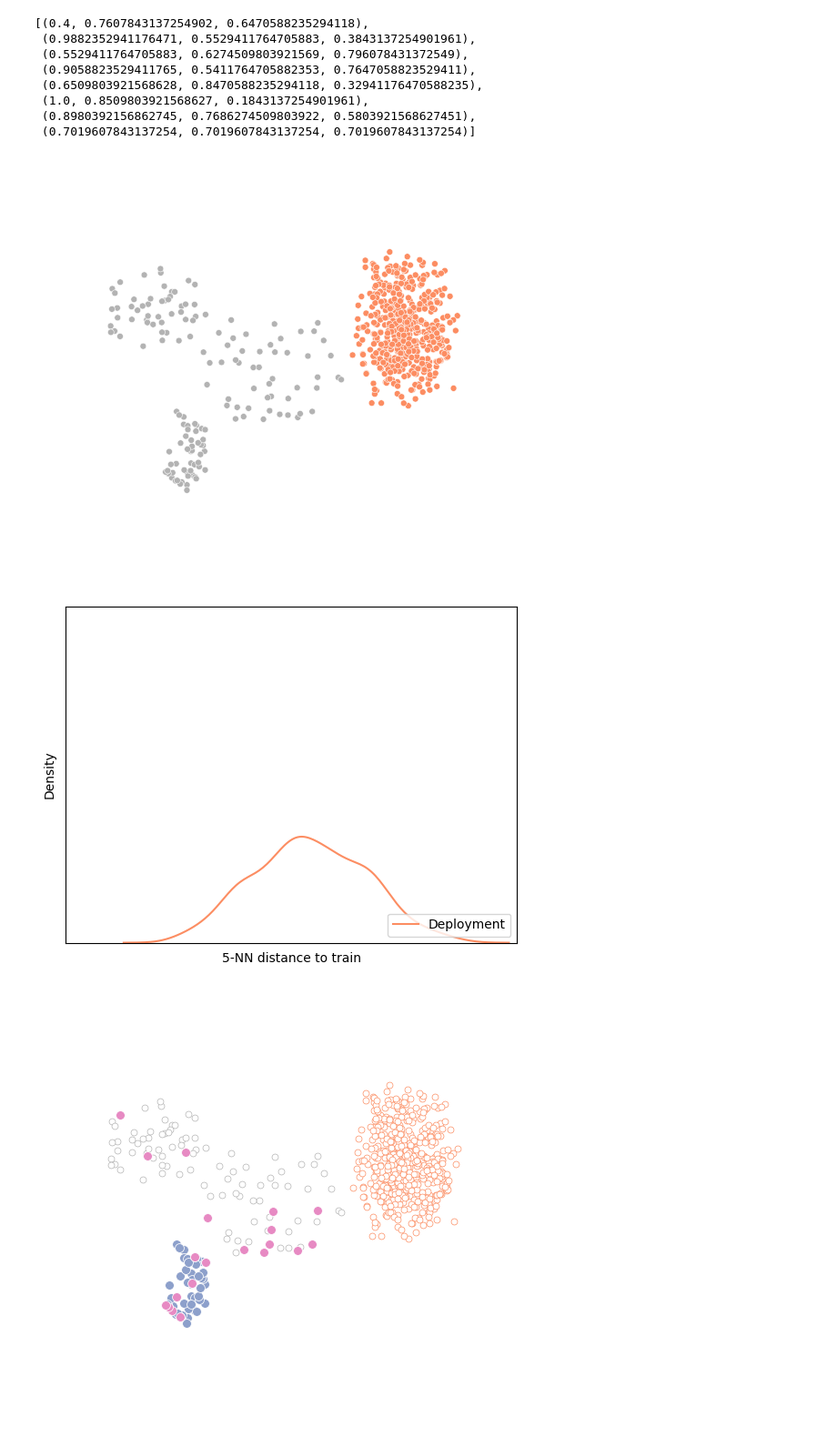
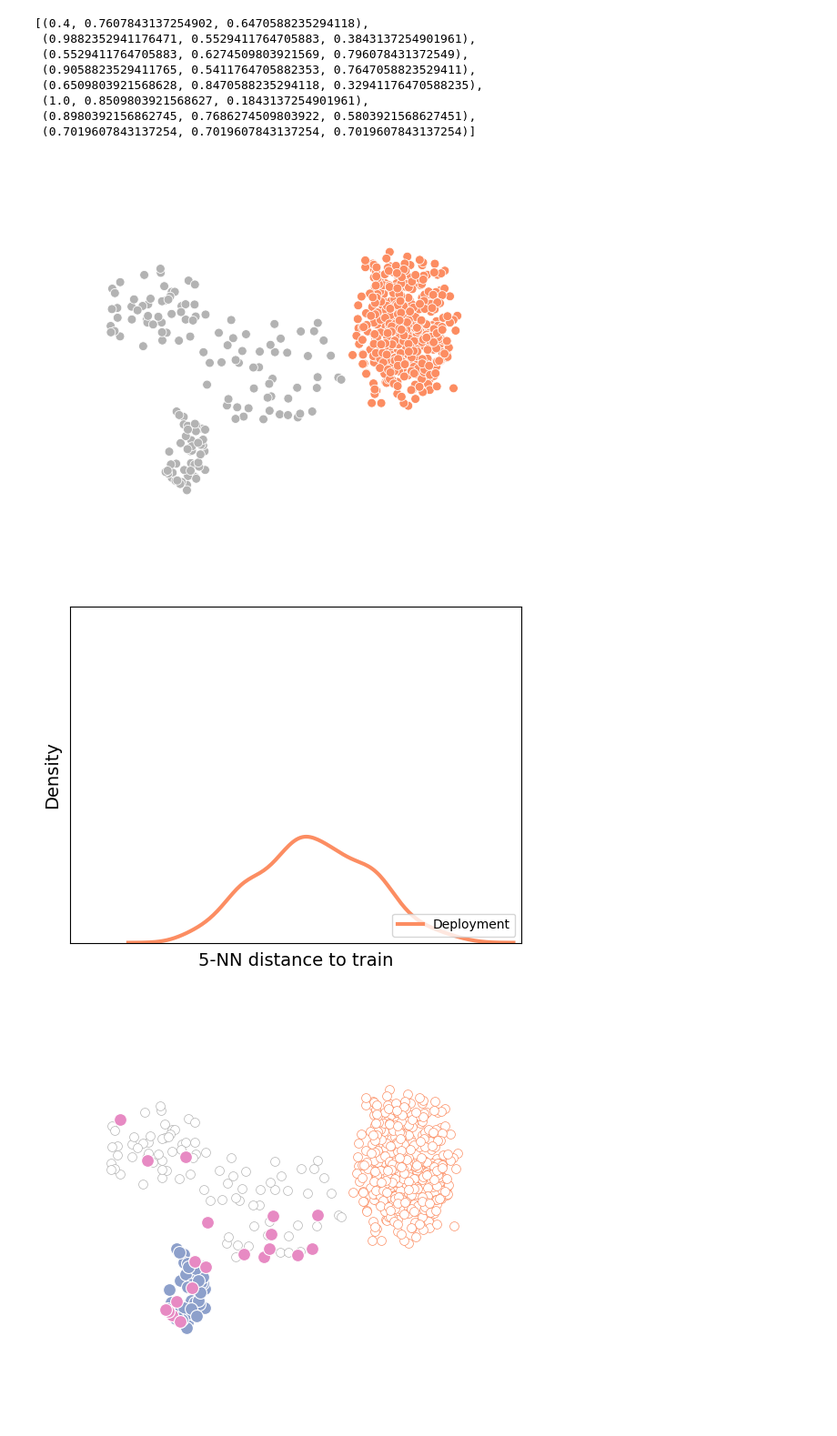
Before and after one commit to valence-labs/mood-experiments, a Jupyter notebook: notebooks/11. MOOD specification flowchart.ipynb, the cells around one changed output. Shown at 91% size. Cells and saved outputs as stored; diff of their text form; code cells hidden in the pictures.

```diff
--- a/notebooks/11. MOOD specification flowchart.ipynb
+++ b/notebooks/11. MOOD specification flowchart.ipynb
@@ -60,7 +62,7 @@ y = np.concatenate((y_1, y_2, y_3, y_4))
 c = [cmap[-1]] * (len(x_1) + len(x_2) + len(x_3)) + [cmap[1]] * len(x_4)
 
 fig, ax = plt.subplots()
-sns.scatterplot(x=x, y=y, s=25, c=c, ax=ax, palette=cmap)
+sns.scatterplot(x=x, y=y, s=50, c=c, ax=ax, palette=cmap)
 ax.set_xlim(-5, 5)
 ax.set_ylim(-5, 5)
 ax.axis("off")
@@ -68,25 +70,26 @@ ax.axis("off")
 plt.tight_layout()
 plt.savefig("scatter_app.png", bbox_inches='tight', transparent=True)
 # %% [output]
-[figure, old version]
+[figure, new version]
 # %%
 coords_1 = np.stack((np.concatenate((x_1, x_2, x_3)), np.concatenate((y_1, y_2, y_3))), axis=-1)
 coords_2 = np.stack((x_4, y_4), axis=-1)
 
 dist_1, dist_2 = compute_knn_distance(coords_1, [coords_1, coords_2])
 
 fig, ax = plt.subplots()
-sns.kdeplot(dist_2, ax=ax, color=cmap[1], label="Deployment")
-ax.set_xlabel("5-NN distance to train")
+sns.kdeplot(dist_2, ax=ax, color=cmap[1], label="Deployment", linewidth=3)
+ax.set_xlabel("5-NN distance to train", fontsize=14)
+ax.set_ylabel("Density", fontsize=14)
 ax.set_xticks([])
 ax.set_yticks([])
 ax.legend(loc="lower right")
 
 ax.set_xlim((-0.2, 3.25))
 ax.set_ylim((0, 2.75))
 plt.savefig("density_app.png", bbox_inches='tight')
 # %% [output]
-[figure, old version]
+[figure, new version]
 # %%
 x = np.concatenate((x_1, x_2, x_3))
 y = np.concatenate((y_1, y_2, y_3))
```
Also changed, not shown: parts of 5 cells of this notebook, 1 other file.
